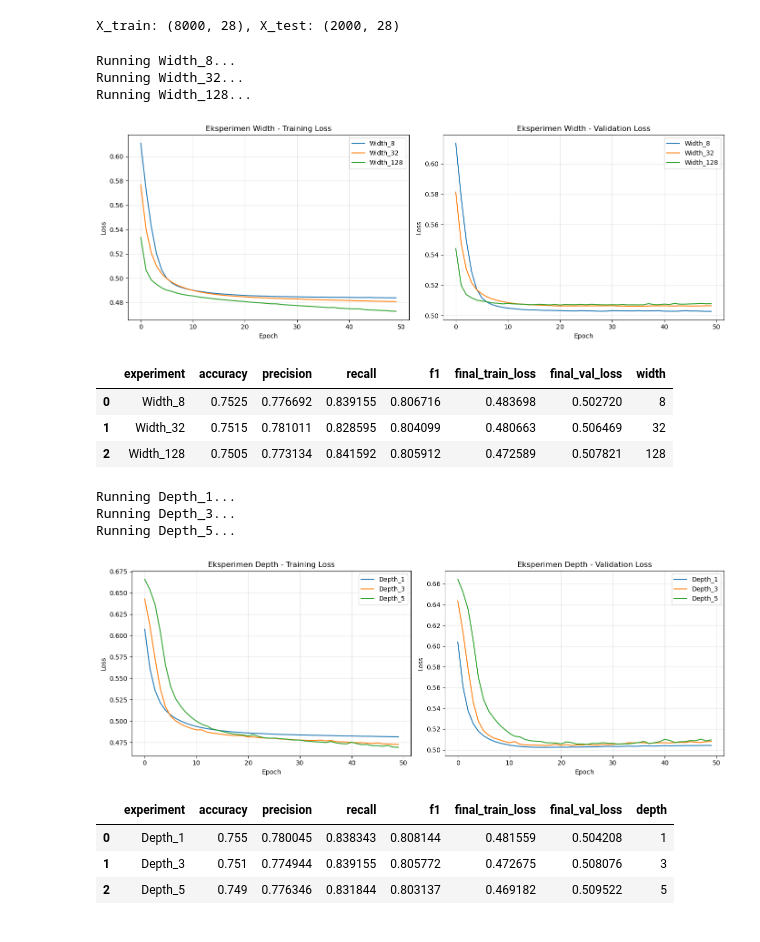
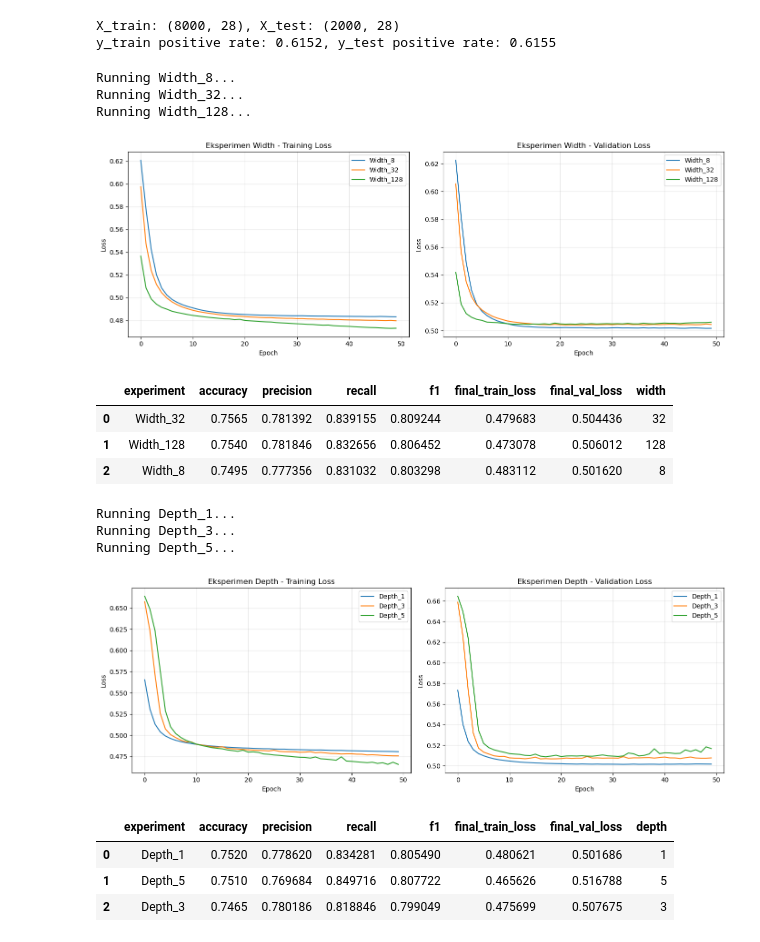
Before and after one commit to sbimasena/Feedforward-Neural-Network_MajangLu, a Jupyter notebook: src/pipeline.ipynb, the cells around one changed output. Saved outputs shown, nothing was run; the diff lists cells and outputs as text; code cells hidden in the pictures.

```diff
--- a/src/pipeline.ipynb
+++ b/src/pipeline.ipynb
@@ -42,7 +47,7 @@ def preprocess_data(file_path):
         X.to_numpy(dtype=np.float64),
         y_binary,
         test_size=0.2,
-        random_state=42,
+        random_state=SEED,
         stratify=y_encoded
     )
 
@@ -50,25 +55,35 @@ def preprocess_data(file_path):
 
 X_train, X_test, y_train, y_test, label_encoder = preprocess_data('datasetml_2026.csv')
 print(f'X_train: {X_train.shape}, X_test: {X_test.shape}')
+print(f'y_train positive rate: {y_train.mean():.4f}, y_test positive rate: {y_test.mean():.4f}')
 # %% [output]
 X_train: (8000, 28), X_test: (2000, 28)
+y_train positive rate: 0.6152, y_test positive rate: 0.6155
 # %%
-def build_network(layers, activations, init_method='uniform', init_params=None, **kwargs):
-    if init_params is None: init_params = {'low': -0.3, 'high': 0.3}
+def reset_seed(seed=SEED):
+    np.random.seed(seed)
+    random.seed(seed)
+
+def build_network(layers, activations, init_method='uniform', init_params=None, seed=None, **kwargs):
+    base_params = {'low': -0.3, 'high': 0.3} if init_params is None else dict(init_params)
     network = Neural_Network()
 
     for i in range(len(layers) - 1):
         act = activations[i] if i < len(activations) else Sigmoid()
-        network.add(DenseLayer(layers[i], layers[i+1], act, init_method, init_params, **kwargs))
+        layer_params = dict(base_params)
+        if seed is not None:
+            layer_params['seed'] = seed + i
+        network.add(DenseLayer(layers[i], layers[i+1], act, init_method, layer_params, **kwargs))
     return network
 
-def run_experiment(name, model, epochs=40, lr=0.01, batch_size=32, verbose=0, **kwargs):
+def run_experiment(name, model, epochs=40, lr=0.01, batch_size=32, verbose=0, seed=None, **kwargs):
     print(f"Running {name}...")
+    if seed is not None:
+        reset_seed(seed)
     history = model.train(X_train, y_train, loss=BinaryCrossEntropy(),
                           epochs=epochs, learning_rate=lr, batch_size=batch_size,
                           x_val=X_test, y_val=y_test, verbose=verbose)
 
-    # Evaluasi
     y_prob = model.predict(X_test).reshape(-1)
     y_pred = (y_prob >= 0.5).astype(int)
     y_true = y_test.reshape(-1).astype(int)
@@ -102,25 +117,20 @@ def results_to_dataframe(results):
     return df.sort_values(by='accuracy', ascending=False).reset_index(drop=True)
 
 def show_distributions(results, names=None):
-    """Plot distribusi bobot dan gradien untuk keperluan analisis spek."""
     target_names = names if names else results.keys()
     for name in target_names:
         print(f"--- Distribusi: {name} ---")
         results[name]['model'].plot_weight_distribution()
         results[name]['model'].plot_gradient_distribution()
-
-group_results = {}
-summary_tables = {}
 # %%
 width_results = {}
 widths = [8, 32, 128]
 
-for w in widths:
+for idx, w in enumerate(widths):
     name = f"Width_{w}"
-
-    model = build_network([X_train.shape[1], w, 1], activations=[ReLU()])
-
-    width_results[name] = run_experiment(name, model, epochs=50, lr=0.01, width=w)
+    exp_seed = SEED + 100 + idx
+    model = build_network([X_train.shape[1], w, 1], activations=[ReLU()], seed=exp_seed)
+    width_results[name] = run_experiment(name, model, epochs=50, lr=0.01, seed=exp_seed, width=w)
 
 plot_history_collection(width_results, "Eksperimen Width")
 display(results_to_dataframe(width_results))
@@ -128,35 +138,34 @@ display(results_to_dataframe(width_results))
 Running Width_8...
 Running Width_32...
 Running Width_128...
-[figure, old version]
+[figure, new version]
 |  | experiment | accuracy | precision | recall | f1 | final_train_loss | final_val_loss | width |
-| 0 | Width_8 | 0.7525 | 0.776692 | 0.839155 | 0.806716 | 0.483698 | 0.502720 | 8 |
-| 1 | Width_32 | 0.7515 | 0.781011 | 0.828595 | 0.804099 | 0.480663 | 0.506469 | 32 |
-| 2 | Width_128 | 0.7505 | 0.773134 | 0.841592 | 0.805912 | 0.472589 | 0.507821 | 128 |
+| 0 | Width_32 | 0.7565 | 0.781392 | 0.839155 | 0.809244 | 0.479683 | 0.504436 | 32 |
+| 1 | Width_128 | 0.7540 | 0.781846 | 0.832656 | 0.806452 | 0.473078 | 0.506012 | 128 |
+| 2 | Width_8 | 0.7495 | 0.777356 | 0.831032 | 0.803298 | 0.483112 | 0.501620 | 8 |
 # %%
 depth_results = {}
 depths = [1, 3, 5]
 
-for d in depths:
+for idx, d in enumerate(depths):
     name = f"Depth_{d}"
+    exp_seed = SEED + 200 + idx
     layers = [X_train.shape[1]] + [32] * d + [1]
     activations = [ReLU()] * d
-
-    model = build_network(layers, activations)
-
-    depth_results[name] = run_experiment(name, model, epochs=50, lr=0.01, depth=d)
+    model = build_network(layers, activations, seed=exp_seed)
+    depth_results[name] = run_experiment(name, model, epochs=50, lr=0.01, seed=exp_seed, depth=d)
 
 plot_history_collection(depth_results, "Eksperimen Depth")
 display(results_to_dataframe(depth_results))
 # %% [output]
 Running Depth_1...
 Running Depth_3...
 Running Depth_5...
-[figure, old version]
+[figure, new version]
 |  | experiment | accuracy | precision | recall | f1 | final_train_loss | final_val_loss | depth |
-| 0 | Depth_1 | 0.755 | 0.780045 | 0.838343 | 0.808144 | 0.481559 | 0.504208 | 1 |
-| 1 | Depth_3 | 0.751 | 0.774944 | 0.839155 | 0.805772 | 0.472675 | 0.508076 | 3 |
-| 2 | Depth_5 | 0.749 | 0.776346 | 0.831844 | 0.803137 | 0.469182 | 0.509522 | 5 |
+| 0 | Depth_1 | 0.7520 | 0.778620 | 0.834281 | 0.805490 | 0.480621 | 0.501686 | 1 |
+| 1 | Depth_5 | 0.7510 | 0.769684 | 0.849716 | 0.807722 | 0.465626 | 0.516788 | 5 |
+| 2 | Depth_3 | 0.7465 | 0.780186 | 0.818846 | 0.799049 | 0.475699 | 0.507675 | 3 |
 # %%
 act_results = {}
 options = {"ReLU": ReLU(), "Sigmoid": Sigmoid(), "Tanh": Tanh(), "Linear": Linear()}
```
Also changed, not shown: parts of 5 cells of this notebook.
